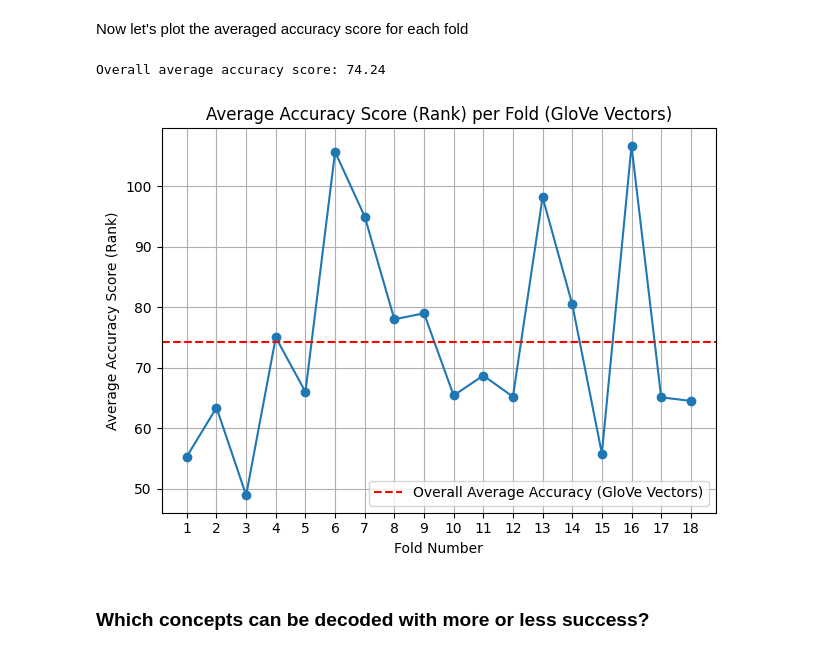
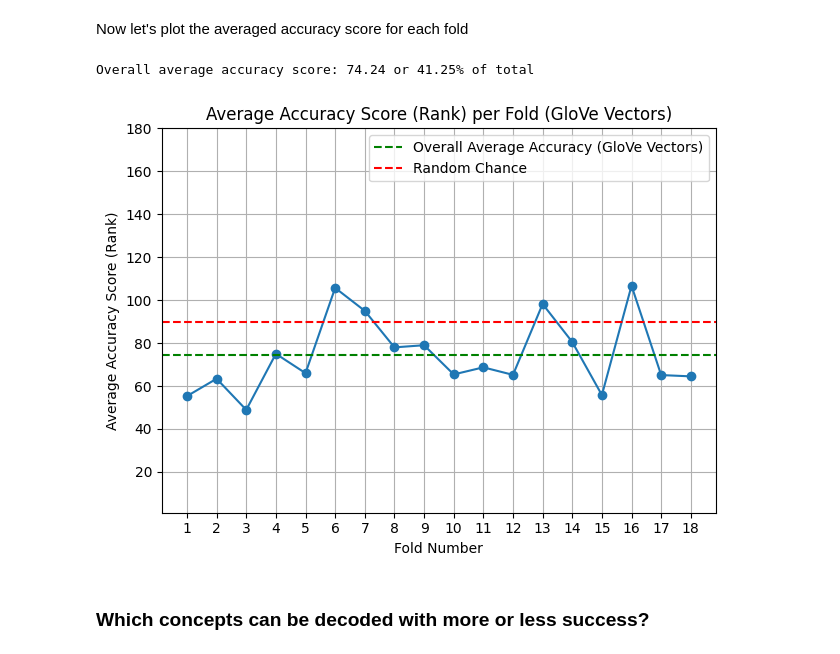
Before and after one commit to Horef/lcc_final, a Jupyter notebook: structured_part.ipynb, the cells around one changed output. Drawn from its saved outputs; the diff is of its cells as text; code cells hidden in the pictures.

Commit message:
added a few plots and results

```diff
--- a/structured_part.ipynb
+++ b/structured_part.ipynb
@@ -135,24 +135,29 @@ Now let's plot the averaged accuracy score for each fold
 # %%
 import matplotlib.pyplot as plt
 
 glove_overall_average_accuracy = np.mean(glove_fold_accuracies)
-print(f"Overall average accuracy score: {glove_overall_average_accuracy:.2f}")
+print(f"Overall average accuracy score: {glove_overall_average_accuracy:.2f} or {glove_overall_average_accuracy/data_reduced.shape[0] * 100:.2f}% of total")
 
 plt.plot(range(1, n_folds + 1), glove_fold_accuracies, marker='o')
-plt.axhline(y=glove_overall_average_accuracy, color='r', linestyle='--', label='Overall Average Accuracy (GloVe Vectors)')
+plt.axhline(y=glove_overall_average_accuracy, color='g', linestyle='--', label='Overall Average Accuracy (GloVe Vectors)')
+
+# plotting the random chance
+plt.axhline(y=data_reduced.shape[0]/2, color='r', linestyle='--', label='Random Chance')
+
 plt.title('Average Accuracy Score (Rank) per Fold (GloVe Vectors)')
 plt.xlabel('Fold Number')
 plt.ylabel('Average Accuracy Score (Rank)')
+plt.ylim(1, 180)
 plt.xticks(range(1, n_folds + 1))
 plt.grid()
 plt.legend()
 
 plt.tight_layout()
 plt.savefig('outputs/glove_accuracy_per_fold.png')
 plt.show()
 # %% [output]
-Overall average accuracy score: 74.24
+Overall average accuracy score: 74.24 or 41.25% of total
-[figure, old version]
+[figure, new version]
 # %% [markdown]
 ### Which concepts can be decoded with more or less success?
 # %%
```
Also changed, not shown: parts of 3 cells of this notebook, 7 other files.
